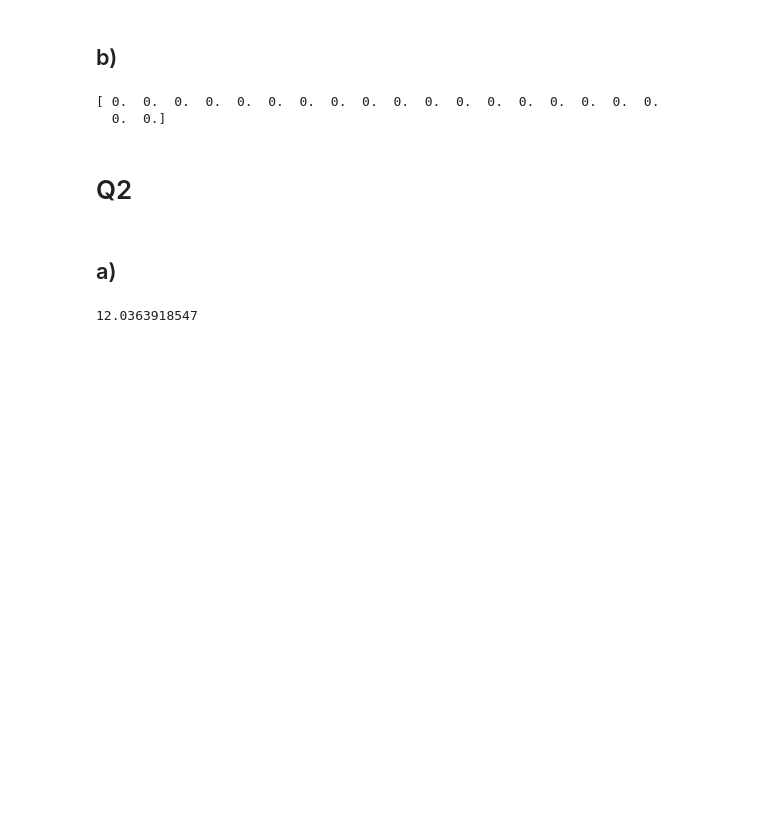
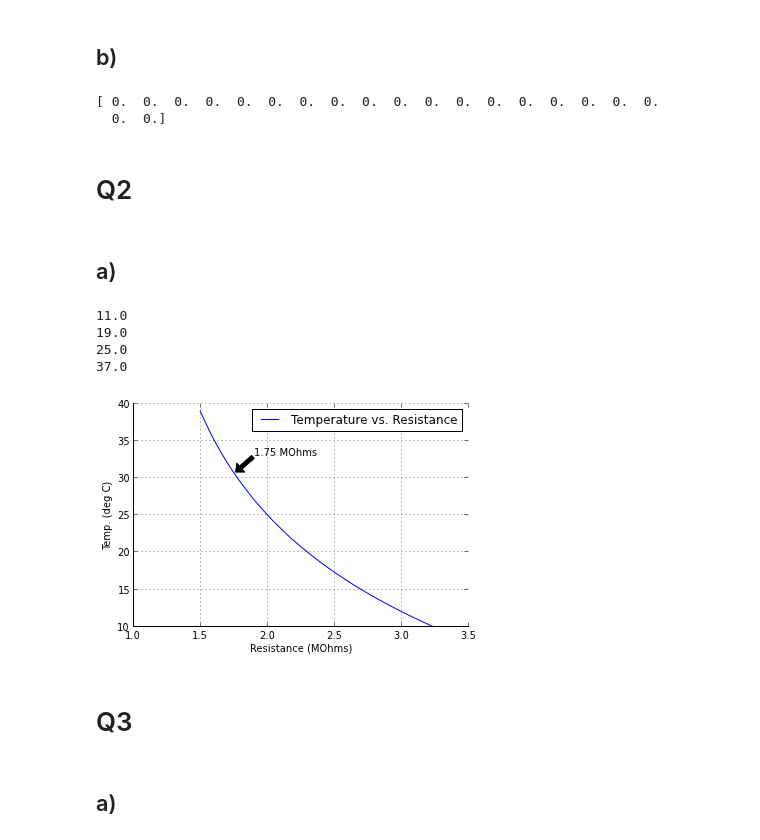
Before and after one commit to jeziegle/PHYS202-S13, a Jupyter notebook: Week4/InterpAndDiffEx3.ipynb, the cells around one changed output. Saved outputs shown, nothing was run; the diff lists cells and outputs as text; code cells hidden in the pictures; blank space fills up the shorter version.

```diff
--- a/Week4/InterpAndDiffEx3.ipynb
+++ b/Week4/InterpAndDiffEx3.ipynb
@@ -43,6 +55,34 @@ def Temp(Resistance):
     tempInterp = interp1d(res, temp, kind = 'cubic')
     return tempInterp(Resistance)
-# %%
-print Temp(3.0)
-# %% [output]
-12.0363918547
+# %%
+#Check check 1, 2
+print Temp(3.118)
+print Temp(2.371)
+print Temp(2.000)
+print Temp(1.547)
+#looks good
+# %% [output]
+11.0
+19.0
+25.0
+37.0
+# %%
+resist = arange(1.496,3.239,.001)
+temper = Temp(resist)
+plot(resist,temper,label = 'Temperature vs. Resistance')
+xlabel("Resistance (MOhms)")
+ylabel("Temp. (deg C)")
+legend(loc = 'upper right')
+ax = gca()
+ax.spines['right'].set_color('none')
+ax.spines['top'].set_color('none')
+annotate('1.75 MOhms', xy = (1.75, Temp(1.75)), xytext = (1.9, 33), arrowprops = dict(facecolor = 'black', shrink = .07, frac = .3))
+grid(True)
+# %% [output]
+[figure, added]
+# %% [markdown]
+Q3
+=
+# %% [markdown]
+a)
+-
```
Also changed, not shown: parts of 17 cells of this notebook.
